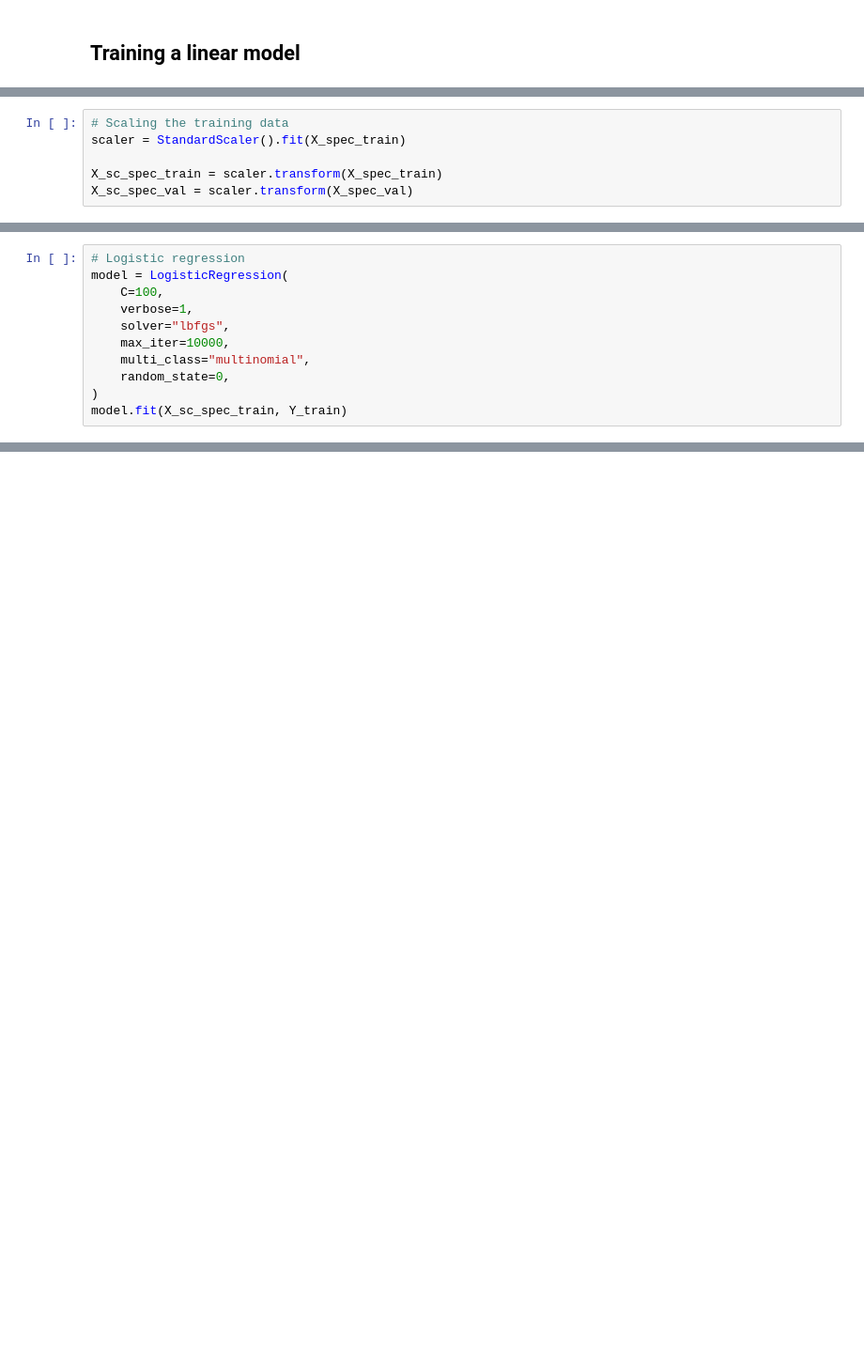
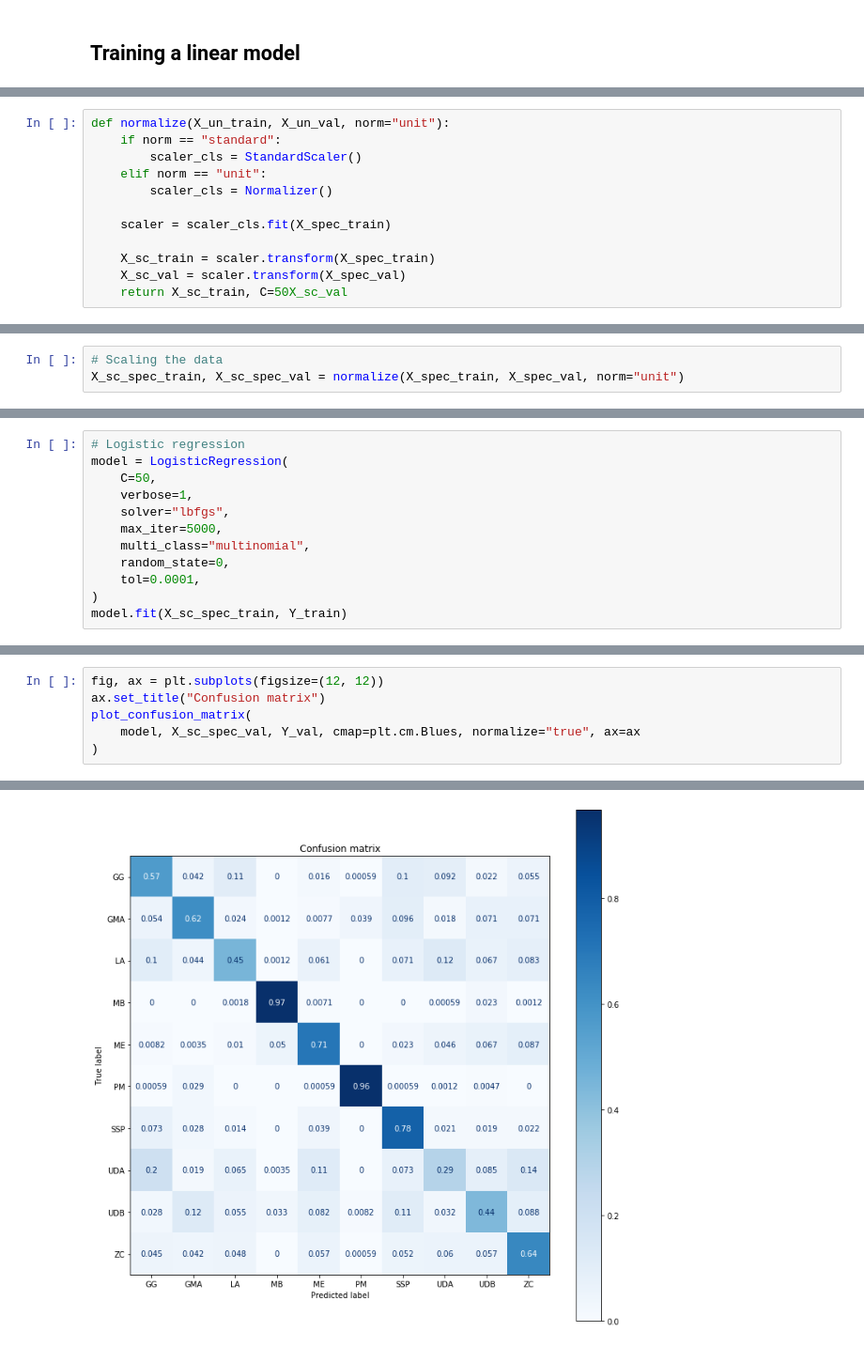
Before and after one commit to bastiendechamps/DOCC10_challenge_MVA, a Jupyter notebook: notebooks/clean.ipynb, the cells around one changed output, grey strips where cells are left out. Shown at 94% size. Drawn from its saved outputs; the diff is of its cells as text; blank space fills up the shorter version.

Commit message:
chg: pushing the spectral linear model to 0.64

```diff
--- a/notebooks/clean.ipynb
+++ b/notebooks/clean.ipynb
@@ -246,9 +266,3 @@ print(f"Train size: {len(X_spec_train)}, val size: {len(X_spec_val)}")
 # %% [output]
 Train size: 96152, val size: 16968
 [interactive output not drawn]
-# %%
-# Scaling the training data
-scaler = StandardScaler().fit(X_spec_train)
-
-X_sc_spec_train = scaler.transform(X_spec_train)
-X_sc_spec_val = scaler.transform(X_spec_val)
@@ -256,0 +269,12 @@ X_sc_spec_val = scaler.transform(X_spec_val)
+# %%
+def normalize(X_un_train, X_un_val, norm="unit"):
+    if norm == "standard":
+        scaler_cls = StandardScaler()
+    elif norm == "unit":
+        scaler_cls = Normalizer()
+
+    scaler = scaler_cls.fit(X_spec_train)
+
+    X_sc_train = scaler.transform(X_spec_train)
+    X_sc_val = scaler.transform(X_spec_val)
+    return X_sc_train, C=50X_sc_val
@@ -256,0 +283,3 @@ X_sc_spec_val = scaler.transform(X_spec_val)
+# %%
+# Scaling the data
+X_sc_spec_train, X_sc_spec_val = normalize(X_spec_train, X_spec_val, norm="unit")
@@ -257,12 +288,13 @@ X_sc_spec_val = scaler.transform(X_spec_val)
 # %%
 # Logistic regression
 model = LogisticRegression(
-    C=100,
+    C=50,
     verbose=1,
     solver="lbfgs",
-    max_iter=10000,
+    max_iter=5000,
     multi_class="multinomial",
     random_state=0,
+    tol=0.0001,
 )
 model.fit(X_sc_spec_train, Y_train)
 # %% [output]
@@ -293,0 +342,7 @@ Val acc: 0.5124351720886374
+# %%
+fig, ax = plt.subplots(figsize=(12, 12))
+ax.set_title("Confusion matrix")
+plot_confusion_matrix(
+    model, X_sc_spec_val, Y_val, cmap=plt.cm.Blues, normalize="true", ax=ax
+)
+# %% [output]
@@ -293,0 +350 @@ Val acc: 0.5124351720886374
+[figure, added]
```
Also changed, not shown: parts of 16 cells of this notebook.
